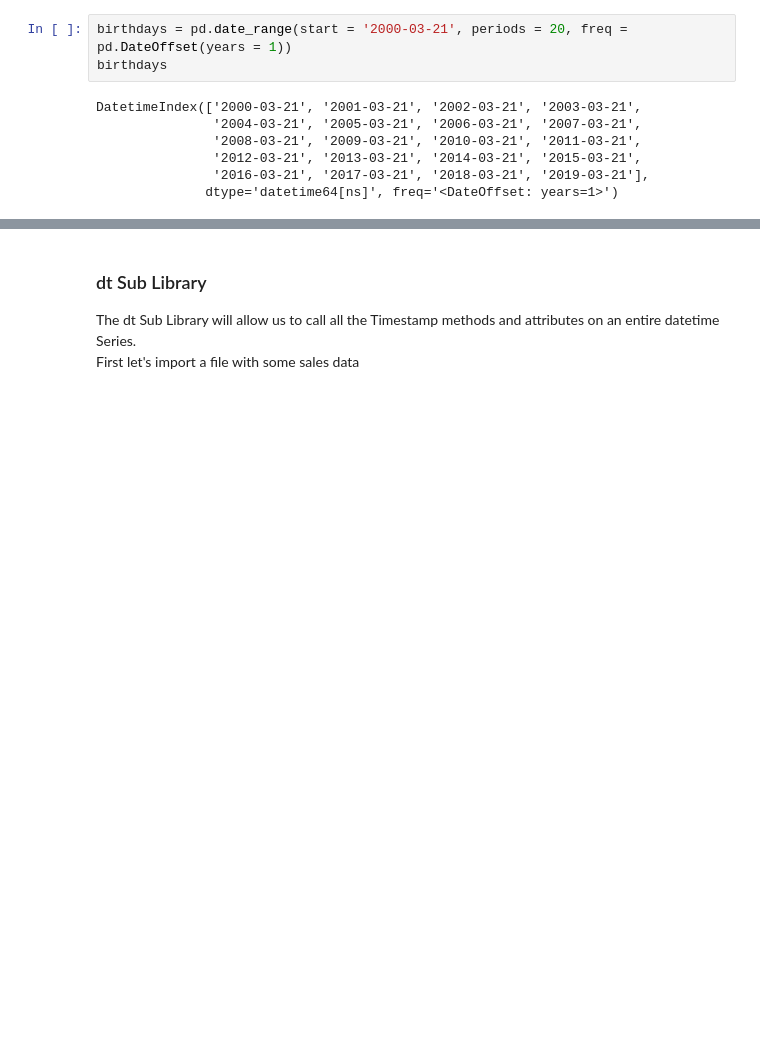
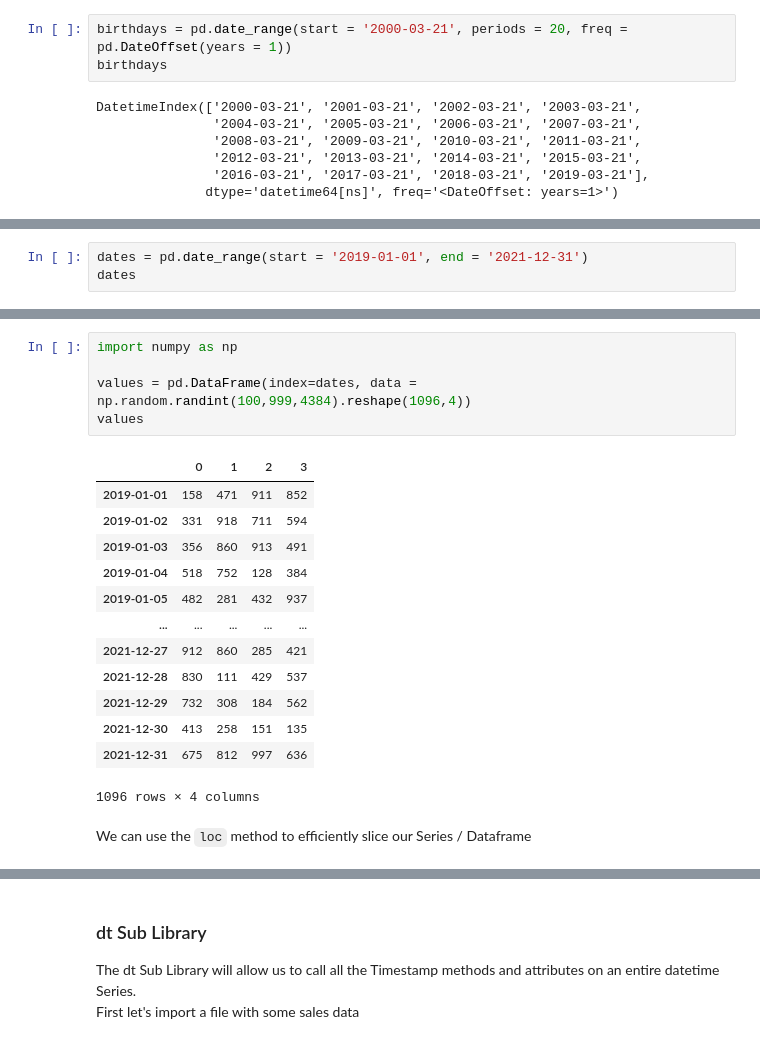
Before and after one commit to Elad-p/Python, a Jupyter notebook: Data Analysis/Working With Dates.ipynb, the cells around one changed output, grey strips where cells are left out. Cells and saved outputs as stored; diff of their text form; blank space fills up the shorter version.

```diff
--- a/Data Analysis/Working With Dates.ipynb
+++ b/Data Analysis/Working With Dates.ipynb
@@ -405,0 +410,3 @@ DatetimeIndex(['2000-03-21', '2001-03-21', '2002-03-21', '2003-03-21',
+# %%
+dates = pd.date_range(start = '2019-01-01', end = '2021-12-31')
+dates
@@ -405,0 +422,21 @@ DatetimeIndex(['2000-03-21', '2001-03-21', '2002-03-21', '2003-03-21',
+# %%
+import numpy as np
+
+values = pd.DataFrame(index=dates, data = np.random.randint(100,999,4384).reshape(1096,4))
+values
+# %% [output]
+|  | 0 | 1 | 2 | 3 |
+| 2019-01-01 | 158 | 471 | 911 | 852 |
+| 2019-01-02 | 331 | 918 | 711 | 594 |
+| 2019-01-03 | 356 | 860 | 913 | 491 |
+| 2019-01-04 | 518 | 752 | 128 | 384 |
+| 2019-01-05 | 482 | 281 | 432 | 937 |
+| ... | ... | ... | ... | ... |
+| 2021-12-27 | 912 | 860 | 285 | 421 |
+| 2021-12-28 | 830 | 111 | 429 | 537 |
+| 2021-12-29 | 732 | 308 | 184 | 562 |
+| 2021-12-30 | 413 | 258 | 151 | 135 |
+| 2021-12-31 | 675 | 812 | 997 | 636 |
+1096 rows × 4 columns
+# %% [markdown]
+We can use the `loc` method to efficiently slice our Series / Dataframe
```
Also changed, not shown: parts of 22 cells of this notebook.
